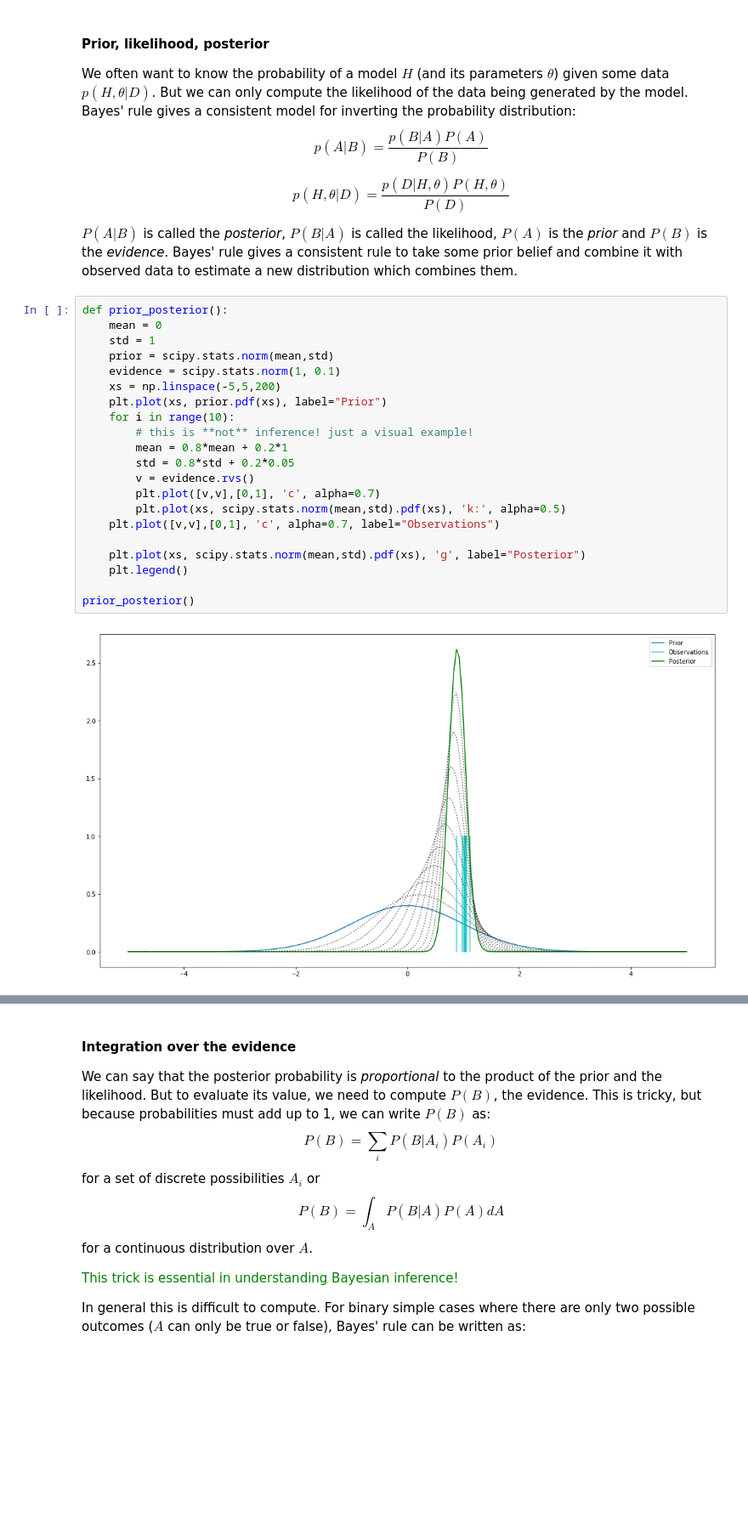
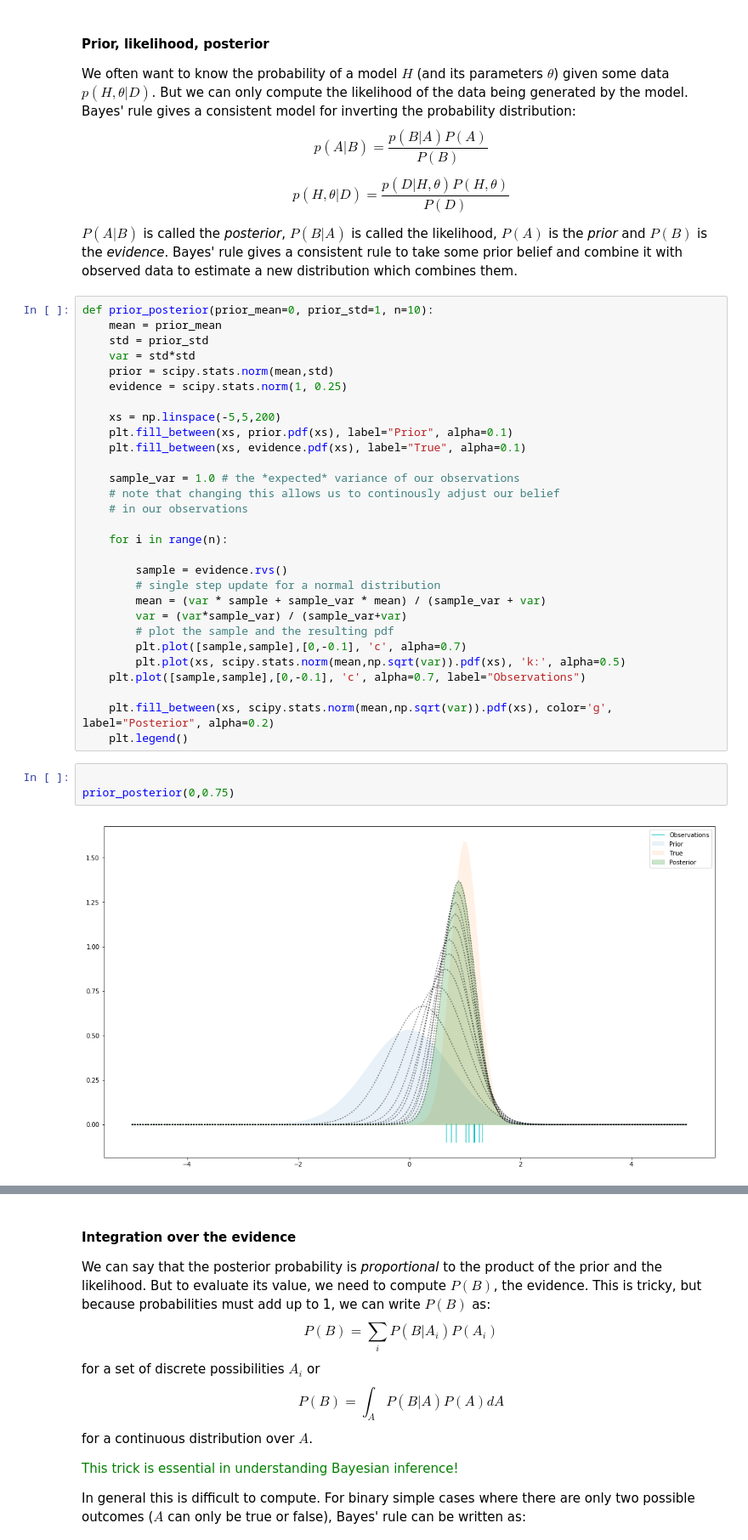
Before and after one commit to johnhw/summerschool2017, a Jupyter notebook: static/static_1.ipynb, the cells around one changed output, grey strips where cells are left out. Shown at 85% size. Drawn from its saved outputs; the diff is of its cells as text; blank space fills up the shorter version.

```diff
--- a/static/static_1.ipynb
+++ b/static/static_1.ipynb
@@ -215,25 +217,36 @@ $$ p(H,\theta|D) = \frac{p(D|H,\theta) P(H,\theta)}{P(D)} $$
 
 $P(A|B)$ is called the *posterior*, $P(B|A)$ is called the likelihood, $P(A)$ is the *prior* and $P(B)$ is the *evidence*. Bayes' rule gives a consistent rule to take some prior belief and combine it with observed data to estimate a new distribution which combines them.
 # %%
-def prior_posterior():
-    mean = 0
-    std = 1
+def prior_posterior(prior_mean=0, prior_std=1, n=10):
+    mean = prior_mean
+    std = prior_std
+    var = std*std
     prior = scipy.stats.norm(mean,std)
-    evidence = scipy.stats.norm(1, 0.1)
+    evidence = scipy.stats.norm(1, 0.25)
+
     xs = np.linspace(-5,5,200)
-    plt.plot(xs, prior.pdf(xs), label="Prior")
-    for i in range(10):
-        # this is **not** inference! just a visual example!
-        mean = 0.8*mean + 0.2*1
-        std = 0.8*std + 0.2*0.05
-        v = evidence.rvs()
-        plt.plot([v,v],[0,1], 'c', alpha=0.7)
-        plt.plot(xs, scipy.stats.norm(mean,std).pdf(xs), 'k:', alpha=0.5)
-    plt.plot([v,v],[0,1], 'c', alpha=0.7, label="Observations")
+    plt.fill_between(xs, prior.pdf(xs), label="Prior", alpha=0.1)
+    plt.fill_between(xs, evidence.pdf(xs), label="True", alpha=0.1)
 
-    plt.plot(xs, scipy.stats.norm(mean,std).pdf(xs), 'g', label="Posterior")
+    sample_var = 1.0 # the *expected* variance of our observations
+    # note that changing this allows us to continously adjust our belief
+    # in our observations
+
+    for i in range(n):
+
+        sample = evidence.rvs()
+        # single step update for a normal distribution
+        mean = (var * sample + sample_var * mean) / (sample_var + var)
+        var = (var*sample_var) / (sample_var+var)
+        # plot the sample and the resulting pdf
+        plt.plot([sample,sample],[0,-0.1], 'c', alpha=0.7)
+        plt.plot(xs, scipy.stats.norm(mean,np.sqrt(var)).pdf(xs), 'k:', alpha=0.5)
+    plt.plot([sample,sample],[0,-0.1], 'c', alpha=0.7, label="Observations")
+
+    plt.fill_between(xs, scipy.stats.norm(mean,np.sqrt(var)).pdf(xs), color='g', label="Posterior", alpha=0.2)
     plt.legend()
-
-prior_posterior()
-# %% [output]
-[figure, removed]
+# %%
+
+prior_posterior(0,0.75)
+# %% [output]
+[figure, added]
```
Also changed, not shown: parts of 47 cells of this notebook, 7 other files.
